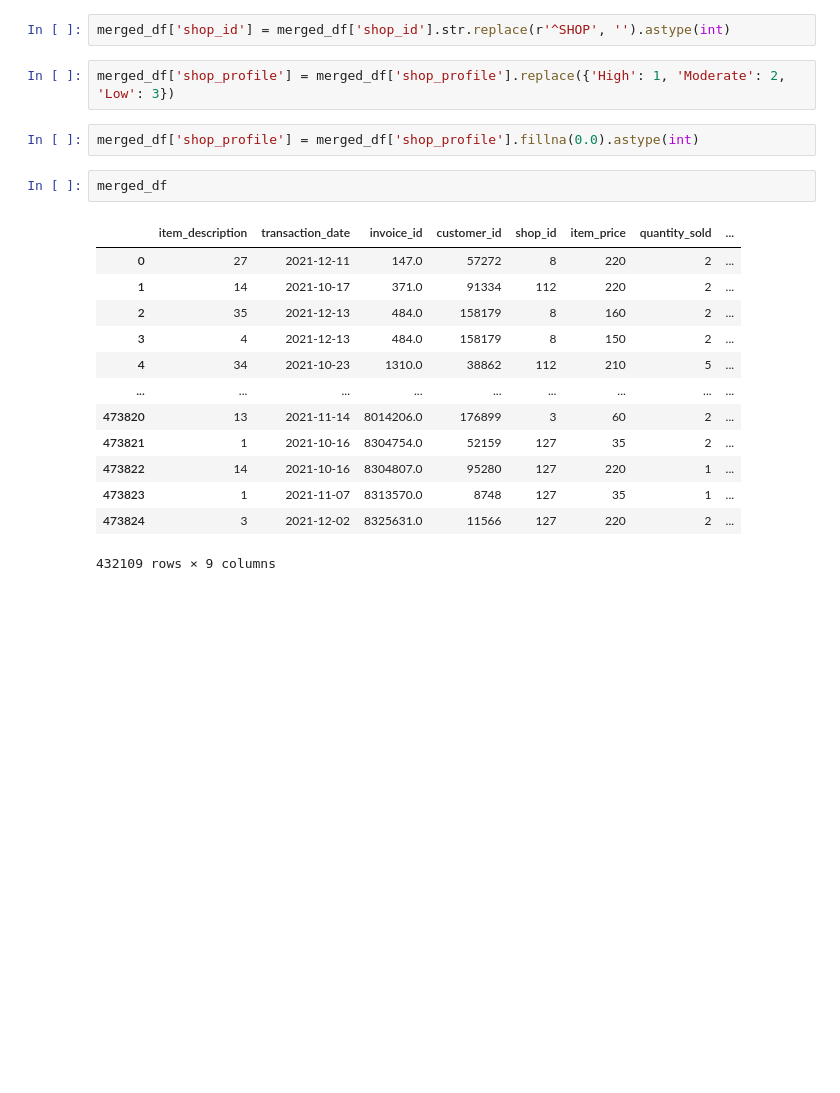
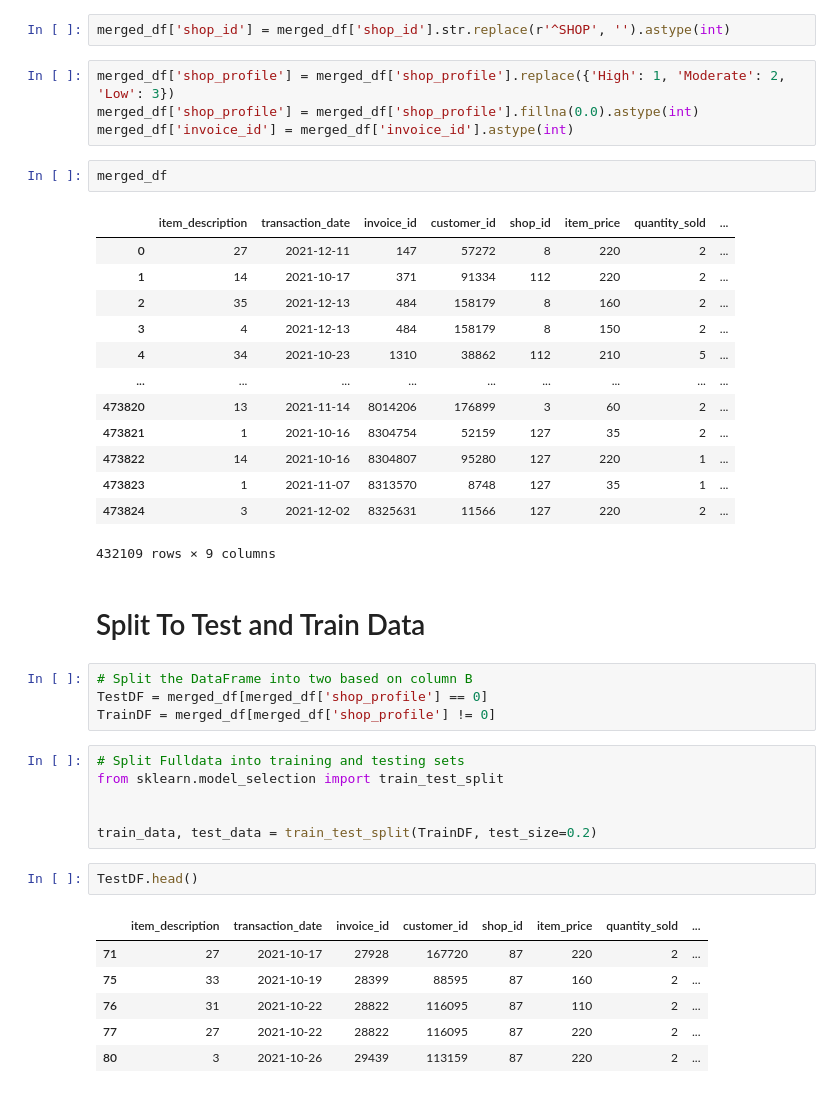
Before and after one commit to codened/DataStorm-4.0, a Jupyter notebook: stormingRound/DataStorm_4_0.ipynb, the cells around one changed output. Saved outputs shown, nothing was run; the diff lists cells and outputs as text; blank space fills up the shorter version.

```diff
--- a/stormingRound/DataStorm_4_0.ipynb
+++ b/stormingRound/DataStorm_4_0.ipynb
@@ -106,21 +106,42 @@ merged_df['customer_id'] = le.fit_transform(merged_df['customer_id'])
 merged_df['shop_id'] = merged_df['shop_id'].str.replace(r'^SHOP', '').astype(int)
 # %%
 merged_df['shop_profile'] = merged_df['shop_profile'].replace({'High': 1, 'Moderate': 2, 'Low': 3})
+merged_df['shop_profile'] = merged_df['shop_profile'].fillna(0.0).astype(int)
+merged_df['invoice_id'] = merged_df['invoice_id'].astype(int)
-# %%
-merged_df['shop_profile'] = merged_df['shop_profile'].fillna(0.0).astype(int)
 # %%
 merged_df
 # %% [output]
 |  | item_description | transaction_date | invoice_id | customer_id | shop_id | item_price | quantity_sold | ... |
-| 0 | 27 | 2021-12-11 | 147.0 | 57272 | 8 | 220 | 2 | ... |
-| 1 | 14 | 2021-10-17 | 371.0 | 91334 | 112 | 220 | 2 | ... |
-| 2 | 35 | 2021-12-13 | 484.0 | 158179 | 8 | 160 | 2 | ... |
-| 3 | 4 | 2021-12-13 | 484.0 | 158179 | 8 | 150 | 2 | ... |
-| 4 | 34 | 2021-10-23 | 1310.0 | 38862 | 112 | 210 | 5 | ... |
+| 0 | 27 | 2021-12-11 | 147 | 57272 | 8 | 220 | 2 | ... |
+| 1 | 14 | 2021-10-17 | 371 | 91334 | 112 | 220 | 2 | ... |
+| 2 | 35 | 2021-12-13 | 484 | 158179 | 8 | 160 | 2 | ... |
+| 3 | 4 | 2021-12-13 | 484 | 158179 | 8 | 150 | 2 | ... |
+| 4 | 34 | 2021-10-23 | 1310 | 38862 | 112 | 210 | 5 | ... |
 | ... | ... | ... | ... | ... | ... | ... | ... | ... |
-| 473820 | 13 | 2021-11-14 | 8014206.0 | 176899 | 3 | 60 | 2 | ... |
-| 473821 | 1 | 2021-10-16 | 8304754.0 | 52159 | 127 | 35 | 2 | ... |
-| 473822 | 14 | 2021-10-16 | 8304807.0 | 95280 | 127 | 220 | 1 | ... |
-| 473823 | 1 | 2021-11-07 | 8313570.0 | 8748 | 127 | 35 | 1 | ... |
-| 473824 | 3 | 2021-12-02 | 8325631.0 | 11566 | 127 | 220 | 2 | ... |
+| 473820 | 13 | 2021-11-14 | 8014206 | 176899 | 3 | 60 | 2 | ... |
+| 473821 | 1 | 2021-10-16 | 8304754 | 52159 | 127 | 35 | 2 | ... |
+| 473822 | 14 | 2021-10-16 | 8304807 | 95280 | 127 | 220 | 1 | ... |
+| 473823 | 1 | 2021-11-07 | 8313570 | 8748 | 127 | 35 | 1 | ... |
+| 473824 | 3 | 2021-12-02 | 8325631 | 11566 | 127 | 220 | 2 | ... |
 432109 rows × 9 columns
+# %% [markdown]
+# Split To Test and Train Data
+# %%
+# Split the DataFrame into two based on column B
+TestDF = merged_df[merged_df['shop_profile'] == 0]
+TrainDF = merged_df[merged_df['shop_profile'] != 0]
+# %%
+# Split Fulldata into training and testing sets
+from sklearn.model_selection import train_test_split
+
+
+train_data, test_data = train_test_split(TrainDF, test_size=0.2)
+# %%
+TestDF.head()
+# %% [output]
+|  | item_description | transaction_date | invoice_id | customer_id | shop_id | item_price | quantity_sold | ... |
+| 71 | 27 | 2021-10-17 | 27928 | 167720 | 87 | 220 | 2 | ... |
+| 75 | 33 | 2021-10-19 | 28399 | 88595 | 87 | 160 | 2 | ... |
+| 76 | 31 | 2021-10-22 | 28822 | 116095 | 87 | 110 | 2 | ... |
+| 77 | 27 | 2021-10-22 | 28822 | 116095 | 87 | 220 | 2 | ... |
+| 80 | 3 | 2021-10-26 | 29439 | 113159 | 87 | 220 | 2 | ... |
```
Also changed, not shown: parts of 3 cells of this notebook.
